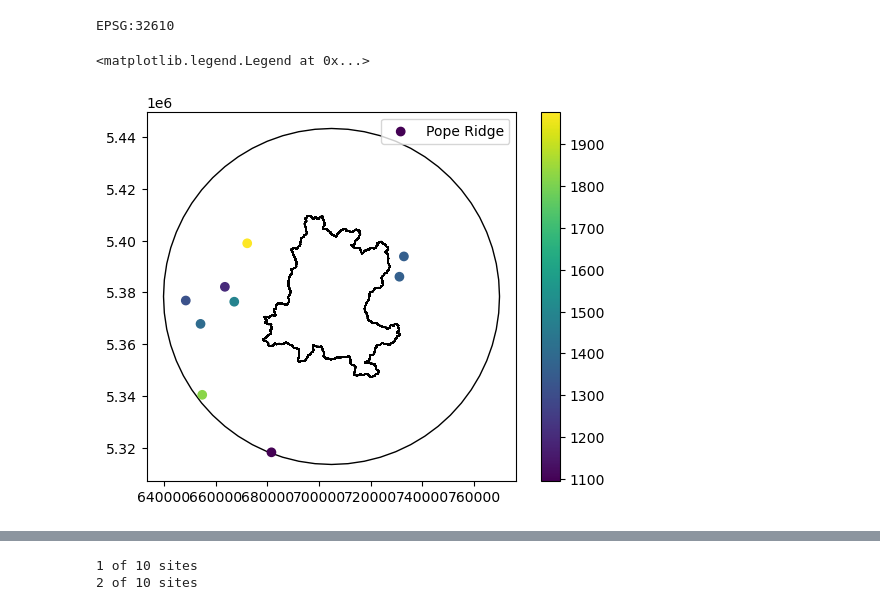
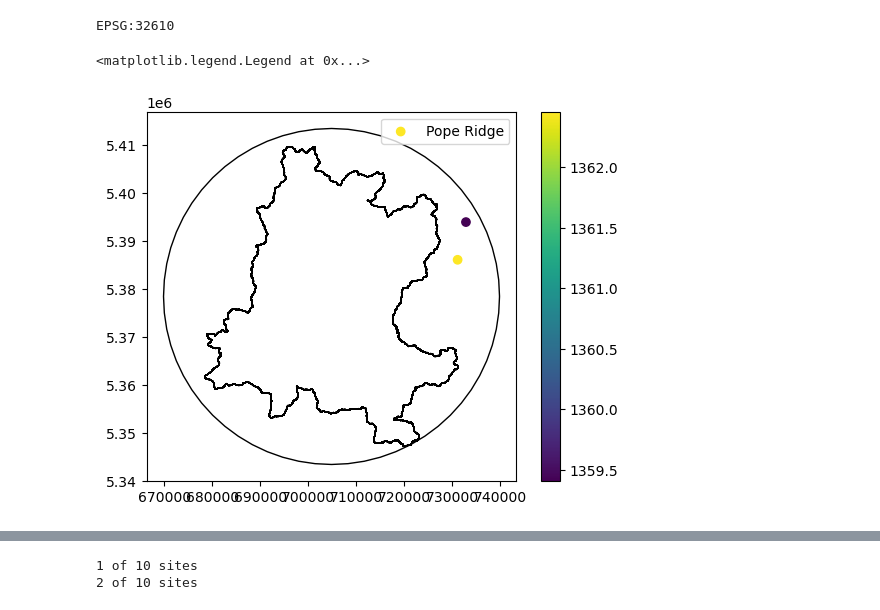
Before and after one commit to bessoh2/icesat2_sr, a Jupyter notebook: notebooks/AUX_dataclean_methow.ipynb, the cells around one changed output, grey strips where cells are left out. Saved outputs shown, nothing was run; the diff lists cells and outputs as text; code cells hidden in the pictures.

```diff
--- a/notebooks/AUX_dataclean_methow.ipynb
+++ b/notebooks/AUX_dataclean_methow.ipynb
@@ -54,12 +54,12 @@ with open(outline_fn, 'wb') as f:
 ## Find the approximate center of the Methow lidar data and make a radius around it, for identifying nearby snotel
 # %%
 # Load in the saved outline file
-dnr_gdf = pickle.load(open('../../data/site_outlines/methow_outline_32610.pkl',  'rb'))
+outline_gdf = pickle.load(open('../../data/site_outlines/methow_outline_32610.pkl',  'rb'))
 # %%
 # Find the center
-dnr_snowoff_extent = dnr_gdf.total_bounds
-x1, y1 = dnr_snowoff_extent[0], dnr_snowoff_extent[1]
-x2, y2 = dnr_snowoff_extent[2], dnr_snowoff_extent[3]
+outline_snowoff_extent = outline_gdf.total_bounds
+x1, y1 = outline_snowoff_extent[0], outline_snowoff_extent[1]
+x2, y2 = outline_snowoff_extent[2], outline_snowoff_extent[3]
 
 x_center = (x1 + x2) / 2
 y_center = (y1 + y2) / 2
@@ -70,7 +70,7 @@ print(center)
 POINT (704824.5821600494 5378450.688569823)
 # %%
 # Choose in m the radius
-radius = 65000   # 35000
+radius = 35000   # 35000
 # %%
 df_center= pd.DataFrame({'Location':['center']})
 gdf_center = gpd.GeoDataFrame(df_center, geometry=[center], crs=dnr_gdf.crs)
@@ -155,11 +155,11 @@ EPSG:32610
 # %%
 fig, ax = plt.subplots()
 
 dnr_gdf.plot(facecolor='none', ax=ax)
 gdf_center.plot(facecolor='none', ax=ax)
-snotel_65km.plot(ax=ax, column='elevation_m', legend=True)
+snotel_35km.plot(ax=ax, column='elevation_m', legend=True)
 plt.legend(snotel_65km['name'])
 #snotel_35km.plot(ax=ax)
 # %% [output]
 <matplotlib.legend.Legend at 0x...>
-[figure, old version]
+[figure, new version]
```
Also changed, not shown: parts of 10 cells of this notebook, 8 other files.
